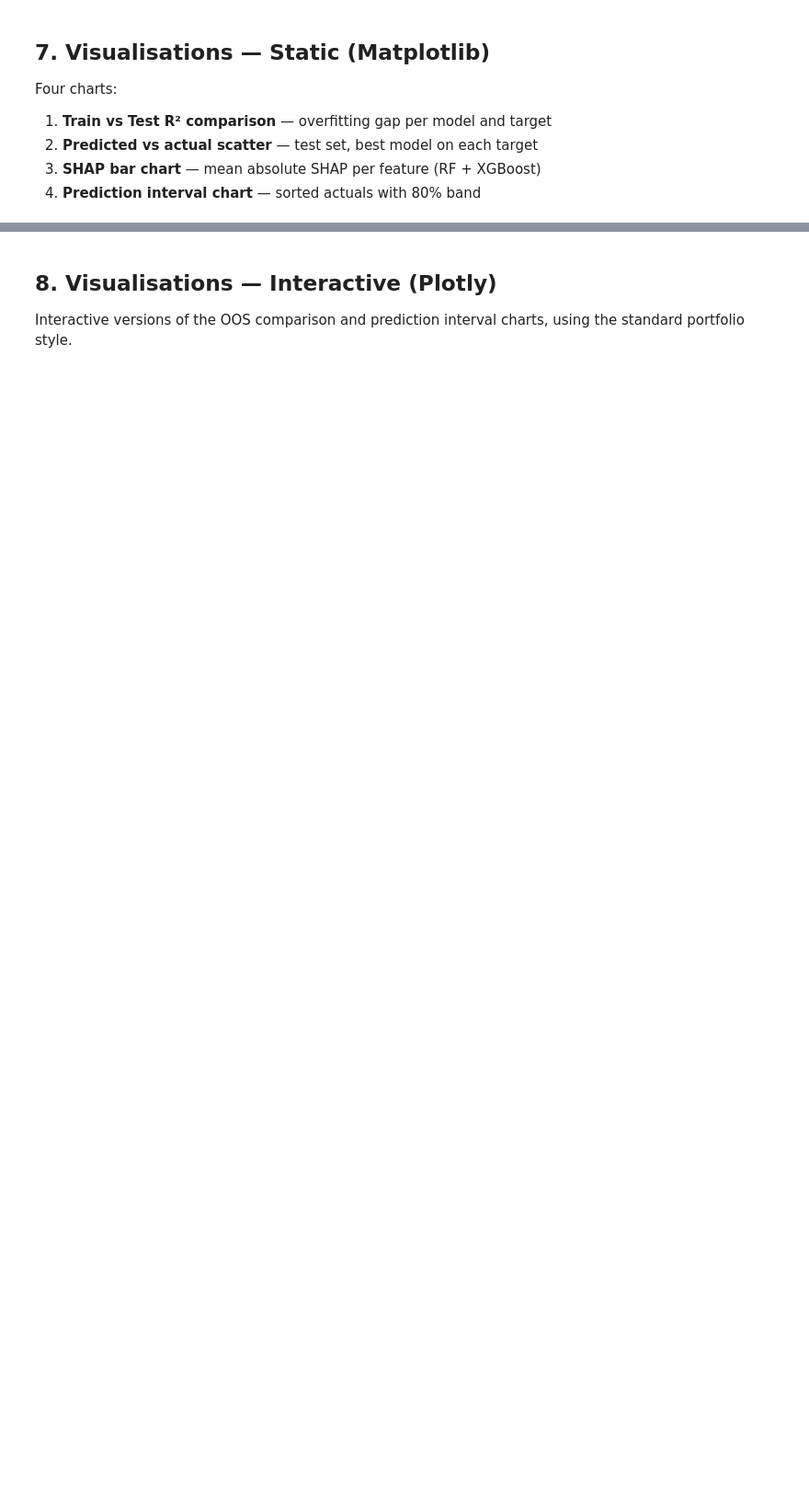
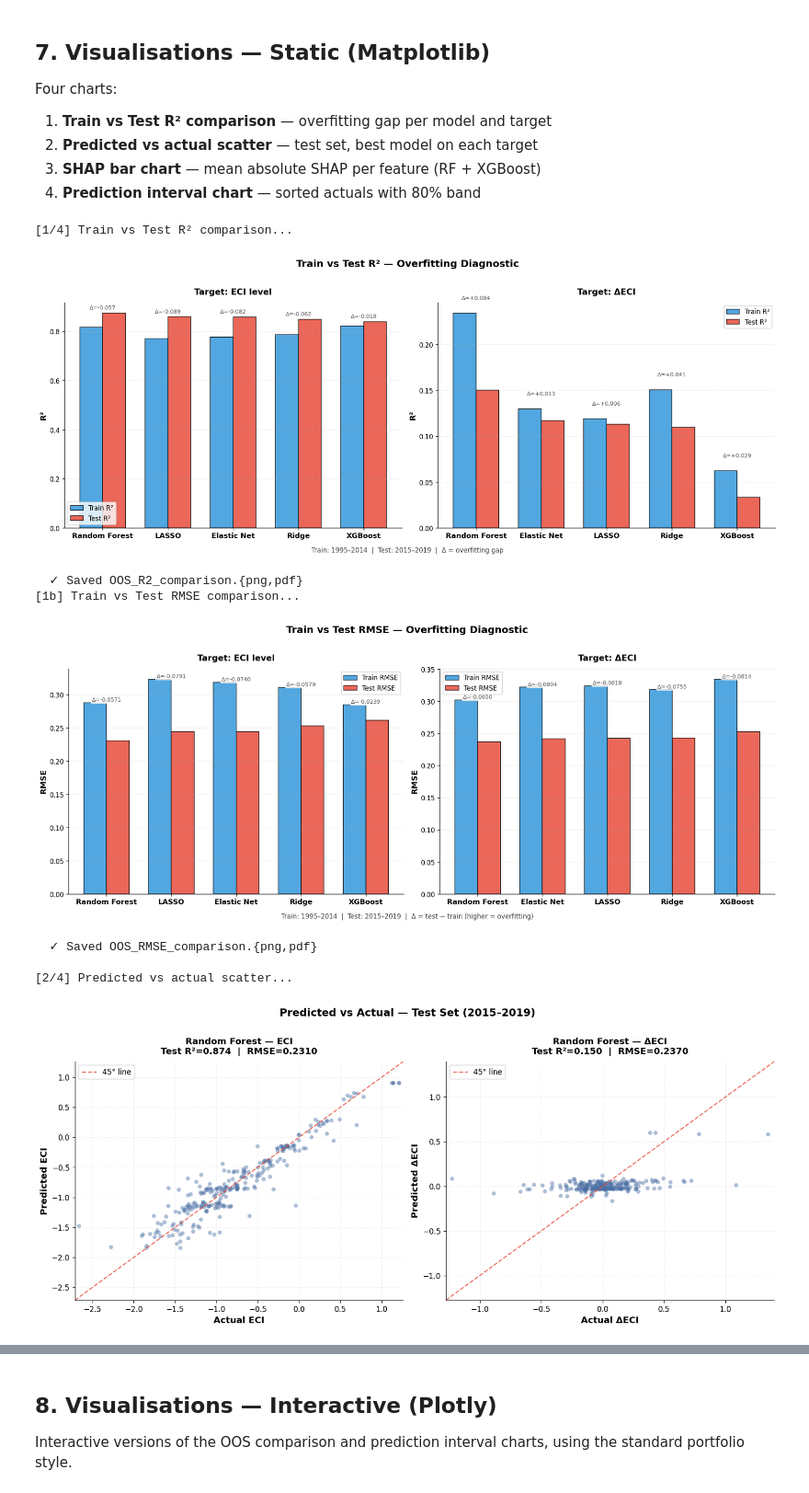
Before and after one commit to AyaanTigdikar/Capstone, a Jupyter notebook: code/5_ML_prediction.ipynb, the cells around one changed output, grey strips where cells are left out. Shown at 92% size. Saved outputs shown, nothing was run; the diff lists cells and outputs as text; code cells hidden in the pictures; blank space fills up the shorter version.

```diff
--- a/code/5_ML_prediction.ipynb
+++ b/code/5_ML_prediction.ipynb
@@ -157,12 +157,12 @@ print(f"Total features: {len(all_features)} ({len(base_features)} base + {len(ne
 
 # ── Log transforms ────────────────────────────────────────────────────────────
 # ECI level (shift-adjusted log)
-eci_min = df['Economic Complexity Index'].min()
-df['log_ECI'] = np.log(df['Economic Complexity Index'] - eci_min + 1)
+#eci_min = df['Economic Complexity Index'].min()
+#df['log_ECI'] = np.log(df['Economic Complexity Index'] - eci_min + 1)
 
-l1_min = df['L1_ECI'].min()
-df['log_L1_ECI'] = np.log(df['L1_ECI'] - l1_min + 1)
-df['L1_ECI'] = df['log_L1_ECI']  # replace in-place for feature list
+#l1_min = df['L1_ECI'].min()
+#df['log_L1_ECI'] = np.log(df['L1_ECI'] - l1_min + 1)
+#df['L1_ECI'] = df['log_L1_ECI']  # replace in-place for feature list
 
 log_features = [
     'Human capital index',
@@ -191,9 +194,9 @@ print(f"Train: {len(train_df)} obs | {train_df['Year'].min()}–{train_df['Year'
 print(f"Test : {len(test_df)} obs  | {test_df['Year'].min()}–{test_df['Year'].max()}  | {test_df['Country Code'].nunique()} countries")
 
 # ── Two targets ───────────────────────────────────────────────────────────────
-# (A) log(ECI) level — comparable to 5_ML_FINAL
-y_train_level = train_df['log_ECI'].values
-y_test_level  = test_df['log_ECI'].values
+# (A) ECI level — comparable to 5_ML_FINAL
+y_train_level = train_df['Economic Complexity Index'].values
+y_test_level  = test_df['Economic Complexity Index'].values
 
 # (B) ΔECI — removes persistence bias
 y_train_delta = train_df['ECI_delta'].values
@@ -252,5 +260,5 @@ def fit_all_models(X_tr, y_tr, tscv, label=''):
     print(f"  LASSO α={lasso.alpha_:.4f}  Ridge α={ridge.alpha_:.4f}  EN α={elastic.alpha_:.4f}  RF OOB={rf.oob_score_:.3f}")
     return out
 
-models_level = fit_all_models(X_train, y_train_level, tscv, label='log(ECI)')
+models_level = fit_all_models(X_train, y_train_level, tscv, label='ECI')
 models_delta = fit_all_models(X_train, y_train_delta, tscv, label='ΔECI')
@@ -414,7 +473,7 @@ fig, axes = plt.subplots(1, 2, figsize=(16, 6))
 
 for ax, perf, title in zip(axes,
                             [perf_level, perf_delta],
-                            ['Target: log(ECI) level', 'Target: ΔECI']):
+                            ['Target: ECI level', 'Target: ΔECI']):
     model_names = perf['Model'].tolist()
     x = np.arange(len(model_names))
     w = 0.35
@@ -449,6 +508,48 @@ plt.savefig(os.path.join(OUT, 'OOS_R2_comparison.pdf'), bbox_inches='tight')
 plt.show()
 print("  ✓ Saved OOS_R2_comparison.{png,pdf}")
 
+# ── CHART 1b: Train vs Test RMSE ──────────────────────────────────────────────
+print("[1b] Train vs Test RMSE comparison...")
+
+fig, axes = plt.subplots(1, 2, figsize=(16, 6))
+
+for ax, perf, title in zip(axes,
+                            [perf_level, perf_delta],
+                            ['Target: ECI level', 'Target: ΔECI']):
+    model_names = perf['Model'].tolist()
+    x = np.arange(len(model_names))
+    w = 0.35
+
+    bars_tr = ax.bar(x - w/2, perf['Train RMSE'], w, label='Train RMSE',
+                     color='#3498DB', alpha=0.85, edgecolor='black', linewidth=1)
+    bars_te = ax.bar(x + w/2, perf['Test RMSE'],  w, label='Test RMSE',
+                     color='#E74C3C', alpha=0.85, edgecolor='black', linewidth=1)
+
+    ax.set_xticks(x)
+    ax.set_xticklabels(model_names, fontsize=11, fontweight='bold')
+    ax.set_ylabel('RMSE', fontsize=12, fontweight='bold')
+    ax.set_title(title, fontsize=13, fontweight='bold', pad=12)
+    ax.legend(fontsize=10)
+    ax.grid(axis='y', alpha=0.25, linestyle='--')
+    ax.axhline(0, color='black', linewidth=0.8, alpha=0.5)
+
+    # Annotate gap
+    for i, (tr, te) in enumerate(zip(perf['Train RMSE'], perf['Test RMSE'])):
+        gap = te - tr
+        ax.text(i, max(tr, te) + 0.002, f'Δ={gap:+.4f}',
+                ha='center', fontsize=8.5, color='#555',
+                bbox=dict(boxstyle='round,pad=0.2', facecolor='white', alpha=0.8, edgecolor='none'))
+
+plt.suptitle('Train vs Test RMSE — Overfitting Diagnostic',
+             fontsize=15, fontweight='bold', y=1.02)
+plt.figtext(0.5, -0.02, 'Train: 1995–2014  |  Test: 2015–2019  |  Δ = test − train (higher = overfitting)',
+            ha='center', fontsize=10, color='#444')
+plt.tight_layout()
+plt.savefig(os.path.join(OUT, 'OOS_RMSE_comparison.png'), dpi=300, bbox_inches='tight', facecolor='white')
+plt.savefig(os.path.join(OUT, 'OOS_RMSE_comparison.pdf'), bbox_inches='tight')
+plt.show()
+print("  ✓ Saved OOS_RMSE_comparison.{png,pdf}")
+
 
 # ── CHART 2: Predicted vs Actual (test set) ────────────────────────────────────
 print("\n[2/4] Predicted vs actual scatter...")
@@ -467,7 +568,7 @@ for ax, actual, pred, name, target in zip(
     [y_test_level, y_test_delta],
     [pred_level_best, pred_delta_best],
     [best_level_name, best_delta_name],
-    ['log(ECI)', 'ΔECI']
+    ['ECI', 'ΔECI']
 ):
     r2_val = r2_score(actual, pred)
     rmse_val = np.sqrt(mean_squared_error(actual, pred))
@@ -525,7 +626,7 @@ if HAS_SHAP and shap_results:
                 edgecolor='black', linewidth=1.1, alpha=0.92)
         ax.set_yticks(y_pos)
         ax.set_yticklabels([names_plot[i] for i in top15], fontsize=11, fontweight='bold')
-        ax.set_xlabel('Mean |SHAP value| (log ECI units)', fontsize=11, fontweight='bold')
+        ax.set_xlabel('Mean |SHAP value| (ECI units)', fontsize=11, fontweight='bold')
         ax.set_title(f'SHAP — {model_name}\nTest set, top 15 features (L1_ECI excluded)',
                      fontsize=12, fontweight='bold', pad=12)
         ax.grid(axis='x', alpha=0.25, linestyle='--')
@@ -549,32 +650,42 @@ print("\n[4/4] Prediction interval chart...")
 
 plot_df = interval_df.sort_values('Actual').reset_index(drop=True)
 x_idx = np.arange(len(plot_df))
 
 fig, ax = plt.subplots(figsize=(14, 6))
 
 ax.fill_between(x_idx, plot_df['Q10'], plot_df['Q90'],
                 alpha=0.25, color='#3498DB', label='80% prediction band')
 ax.plot(x_idx, plot_df['Q50'], color='#3498DB', linewidth=2,
         label='Median prediction (Q50)', alpha=0.9)
 ax.scatter(x_idx[plot_df['In_Band']],  plot_df.loc[plot_df['In_Band'],  'Actual'],
            color='#2ECC71', s=25, alpha=0.8, zorder=3, label='Actual (in band)')
 ax.scatter(x_idx[~plot_df['In_Band']], plot_df.loc[~plot_df['In_Band'], 'Actual'],
            color='#E74C3C', s=35, alpha=0.9, zorder=4, label='Actual (out of band)', marker='D')
 
-ax.set_xlabel('Observations (sorted by actual log ECI)', fontsize=12, fontweight='bold')
-ax.set_ylabel('log(ECI)', fontsize=12, fontweight='bold')
+ax.set_xlabel('Observations (sorted by actual ECI)', fontsize=12, fontweight='bold')
+ax.set_ylabel('ECI', fontsize=12, fontweight='bold')
 ax.set_title(
     f'80% Prediction Intervals — Test Set (2015–2019)\n'
     f'Empirical coverage: {coverage:.1%}  |  Avg band width: {avg_width:.4f}',
     fontsize=13, fontweight='bold', pad=12
 )
 ax.legend(fontsize=10, loc='upper left', framealpha=0.95)
 ax.grid(alpha=0.2, linestyle='--')
 
 plt.tight_layout()
 plt.savefig(os.path.join(OUT, 'PredictionIntervals.png'), dpi=300, bbox_inches='tight', facecolor='white')
 plt.savefig(os.path.join(OUT, 'PredictionIntervals.pdf'), bbox_inches='tight')
 plt.show()
 print("  ✓ Saved PredictionIntervals.{png,pdf}")
 
 print(f"\n✓ All static charts saved to {OUT}/")
+# %% [output]
+[1/4] Train vs Test R² comparison...
+[figure, added]
+  ✓ Saved OOS_R2_comparison.{png,pdf}
+[1b] Train vs Test RMSE comparison...
+[figure, added]
+  ✓ Saved OOS_RMSE_comparison.{png,pdf}
+
+[2/4] Predicted vs actual scatter...
+[figure, added]
```
Also changed, not shown: parts of 10 cells of this notebook, 56 other files.
